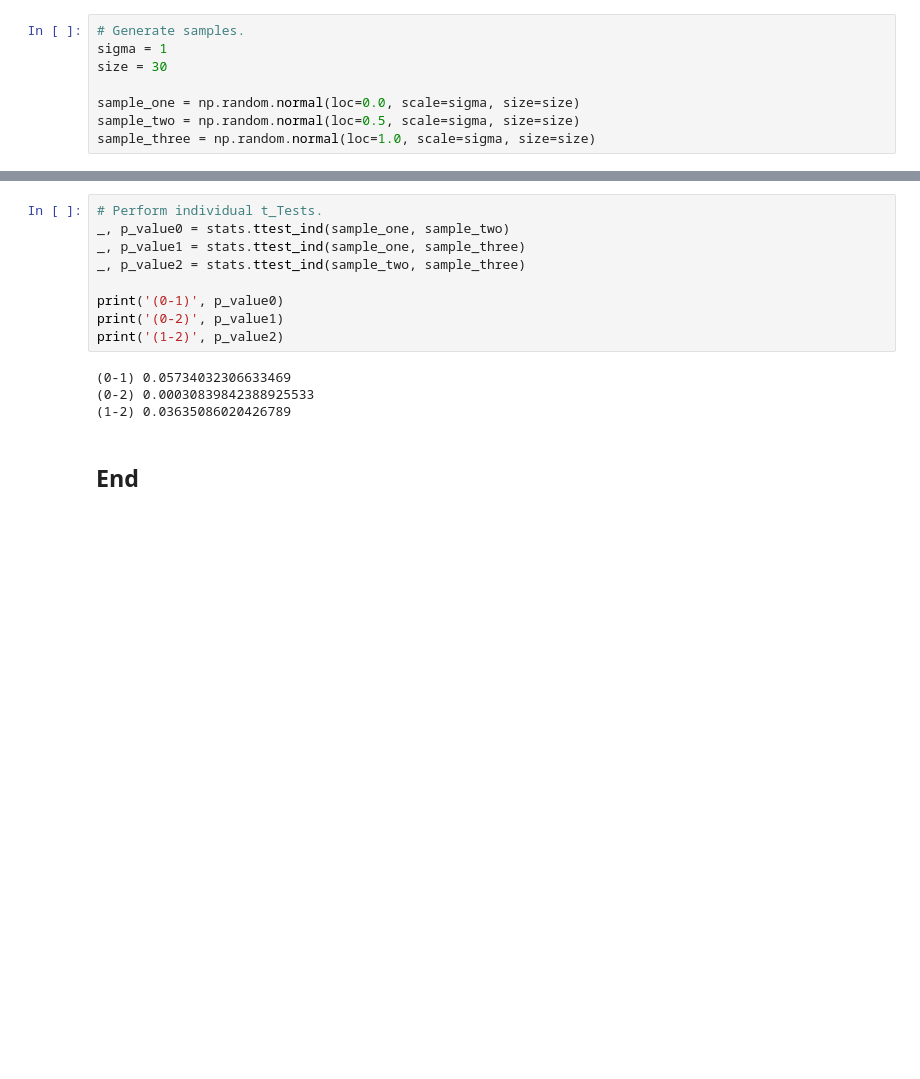
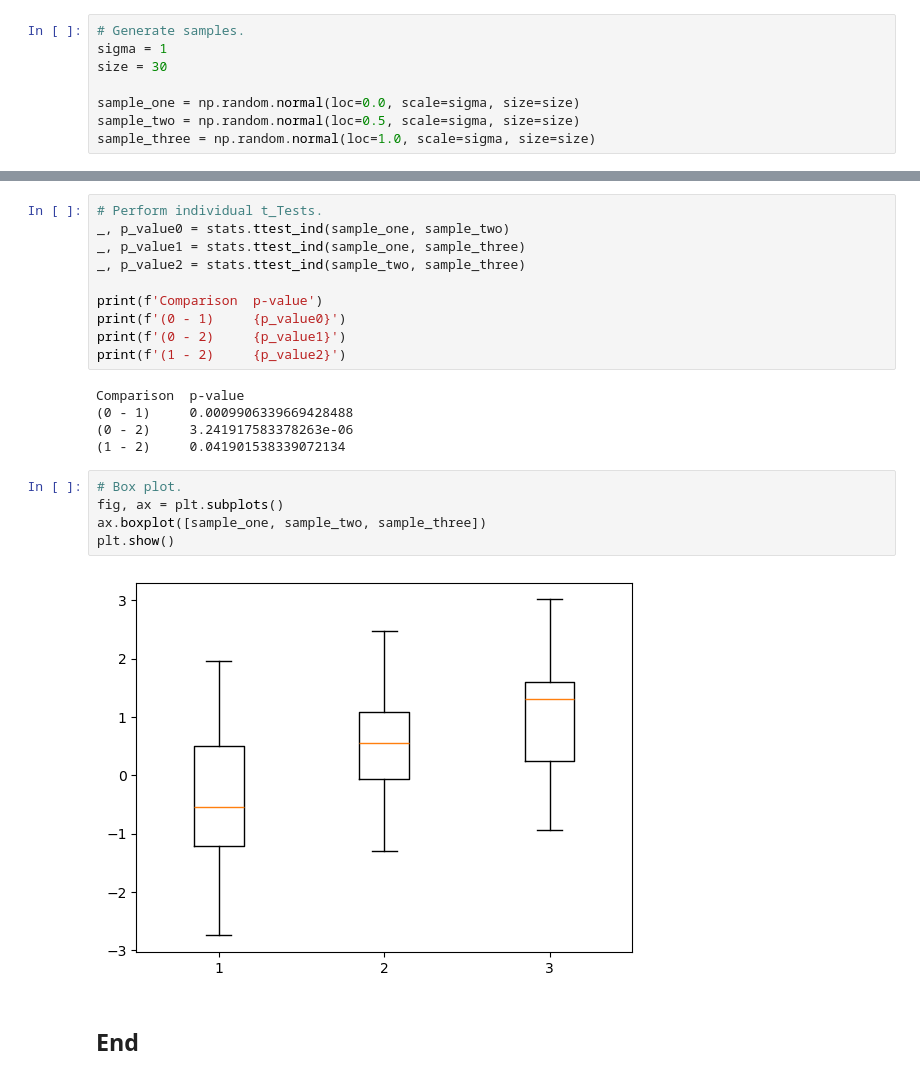
Before and after one commit to eoghanpw/applied-statistics, a Jupyter notebook: problems.ipynb, the cells around one changed output, grey strips where cells are left out. Cells and saved outputs as stored; diff of their text form; blank space fills up the shorter version.

Commit message:
box plot

```diff
--- a/problems.ipynb
+++ b/problems.ipynb
@@ -397,12 +400,21 @@ _, p_value0 = stats.ttest_ind(sample_one, sample_two)
 _, p_value1 = stats.ttest_ind(sample_one, sample_three)
 _, p_value2 = stats.ttest_ind(sample_two, sample_three)
 
-print('(0-1)', p_value0)
-print('(0-2)', p_value1)
-print('(1-2)', p_value2)
+print(f'Comparison  p-value')
+print(f'(0 - 1)     {p_value0}')
+print(f'(0 - 2)     {p_value1}')
+print(f'(1 - 2)     {p_value2}')
 # %% [output]
-(0-1) 0.05734032306633469
-(0-2) 0.00030839842388925533
-(1-2) 0.03635086020426789
+Comparison  p-value
+(0 - 1)     0.0009906339669428488
+(0 - 2)     3.241917583378263e-06
+(1 - 2)     0.041901538339072134
+# %%
+# Box plot.
+fig, ax = plt.subplots()
+ax.boxplot([sample_one, sample_two, sample_three])
+plt.show()
+# %% [output]
+[figure, added]
 # %% [markdown]
 ## End
```
Also changed, not shown: parts of 7 cells of this notebook.
